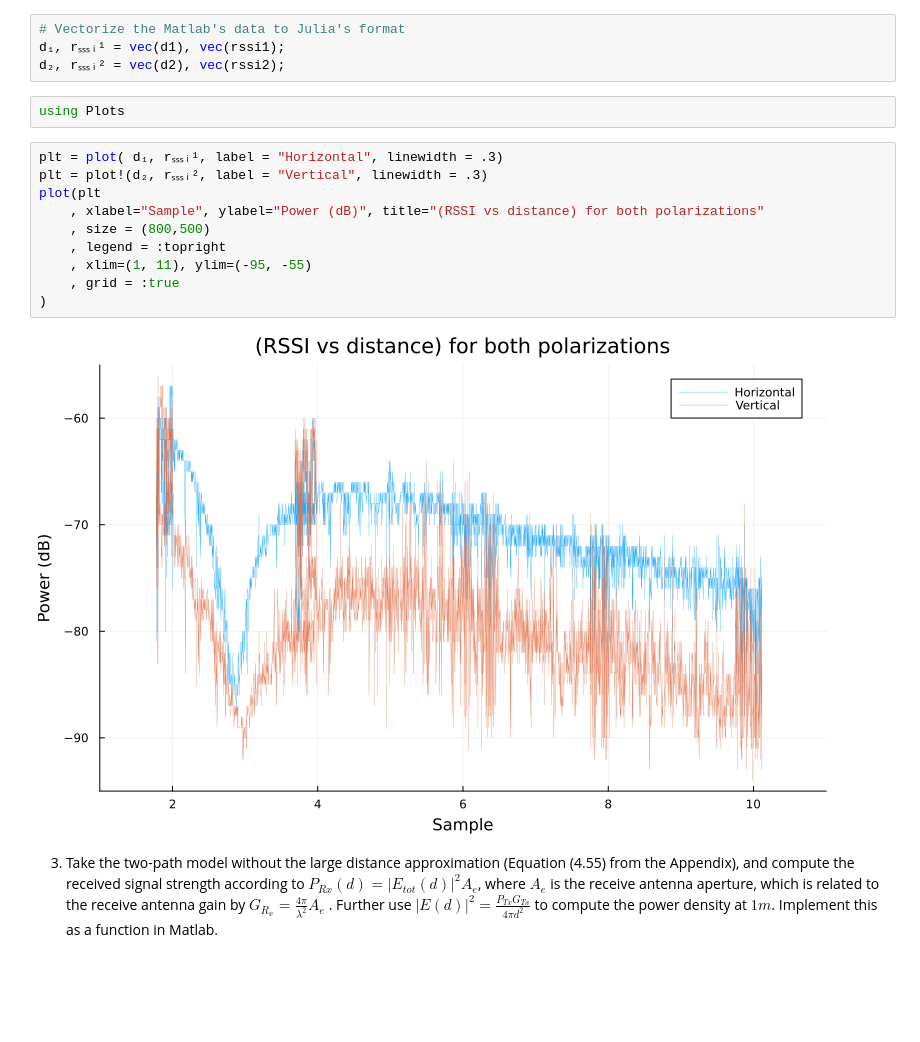
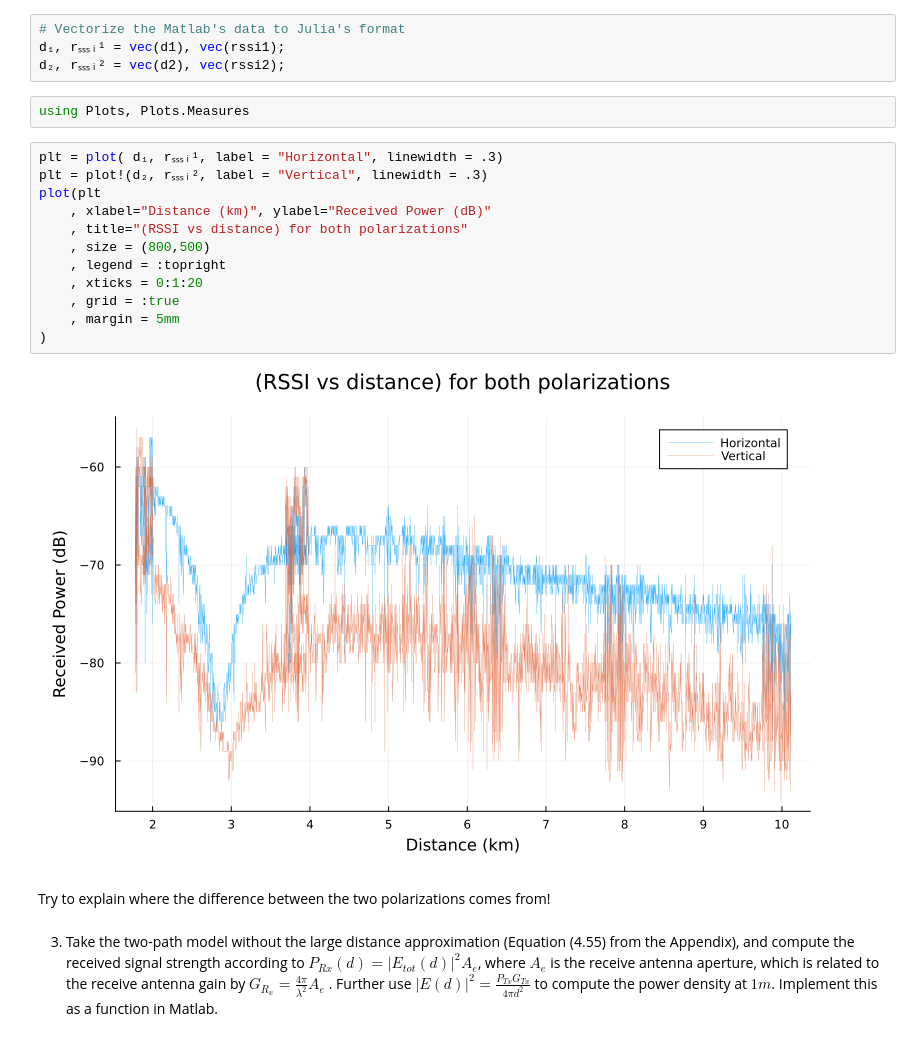
Before and after one commit to setrar/RADIO, a Jupyter notebook: Assignements/1/REPORT.ipynb, the cells around one changed output. Cells and saved outputs as stored; diff of their text form; blank space fills up the shorter version.

```diff
--- a/Assignements/1/REPORT.ipynb
+++ b/Assignements/1/REPORT.ipynb
@@ -80,19 +79,23 @@ include("./data/rssi.jl");
 d₁, rₛₛₛᵢ¹ = vec(d1), vec(rssi1);
 d₂, rₛₛₛᵢ² = vec(d2), vec(rssi2);
 # %%
-using Plots
+using Plots, Plots.Measures
 # %%
 plt = plot( d₁, rₛₛₛᵢ¹, label = "Horizontal", linewidth = .3)
 plt = plot!(d₂, rₛₛₛᵢ², label = "Vertical", linewidth = .3)
 plot(plt
-    , xlabel="Sample", ylabel="Power (dB)", title="(RSSI vs distance) for both polarizations"
+    , xlabel="Distance (km)", ylabel="Received Power (dB)"
+    , title="(RSSI vs distance) for both polarizations"
     , size = (800,500)
     , legend = :topright
-    , xlim=(1, 11), ylim=(-95, -55)
+    , xticks = 0:1:20
     , grid = :true
+    , margin = 5mm
 )
 # %% [output]
-[figure, old version]
+[figure, new version]
+# %% [markdown]
+Try to explain where the difference between the two polarizations comes from!
 # %% [markdown]
 3. Take the two-path model without the large distance approximation (Equation (4.55) from the Appendix), and compute the received signal strength according to $P_{Rx}(d) = |E_{tot}(d)|^2A_e$, where $A_e$ is the receive antenna aperture, which is related to the receive antenna gain by $G_{R_x} = \frac{4 \pi}{\lambda ^2}A_e$ . Further use $|E(d)|^2 = \frac{P_{Tx}G_{Tx}}{4\pi d^2}$ to compute the power density at $1m$. Implement this as a function in Matlab.
 # %% [markdown]
```
Also changed, not shown: parts of 4 cells of this notebook, 1 other file.
